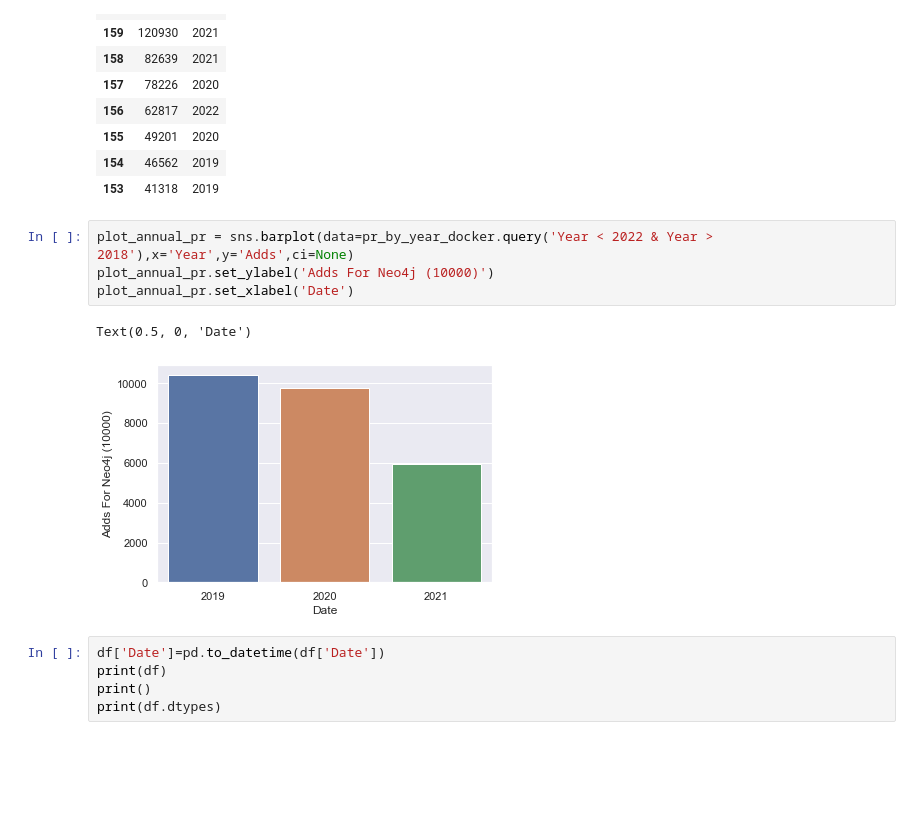
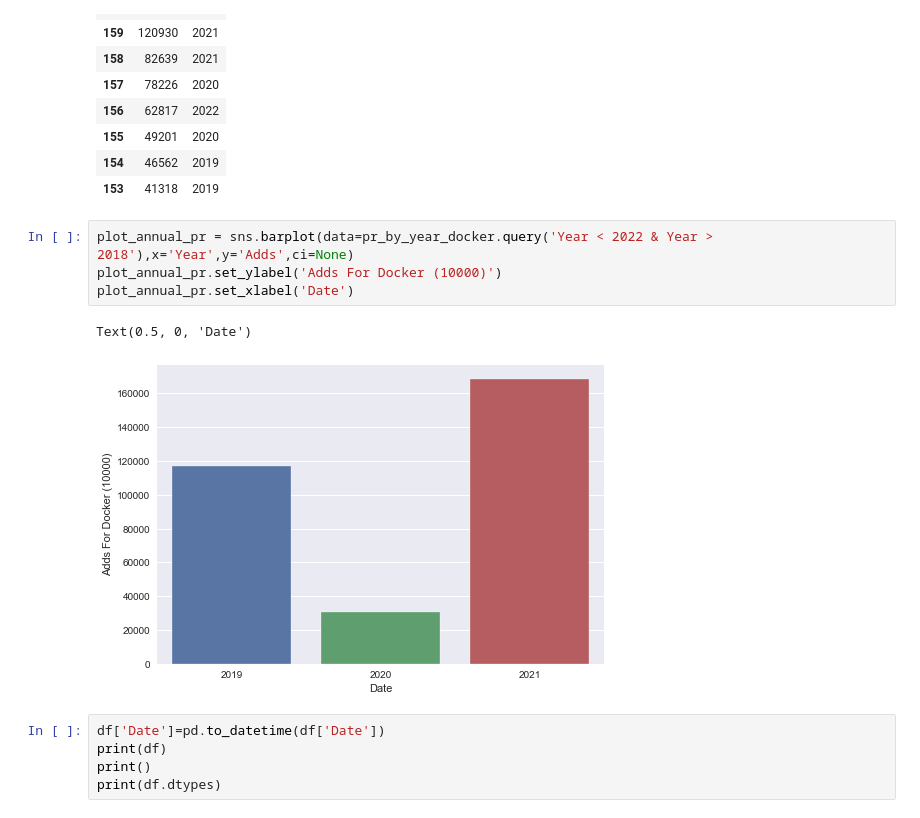
Before and after one commit to jaitlyjahnavi/Useful-Codes-for-FYP, a Jupyter notebook: Adds-delCompany.ipynb, the cells around one changed output. Cells and saved outputs as stored; diff of their text form; blank space fills up the shorter version.

```diff
--- a/Adds-delCompany.ipynb
+++ b/Adds-delCompany.ipynb
@@ -70,11 +70,11 @@ pr_by_year_docker.head(10)
 | 153 | 41318 | 2019 |
 # %%
 plot_annual_pr = sns.barplot(data=pr_by_year_docker.query('Year < 2022 & Year > 2018'),x='Year',y='Adds',ci=None)
-plot_annual_pr.set_ylabel('Adds For Neo4j (10000)')
+plot_annual_pr.set_ylabel('Adds For Docker (10000)')
 plot_annual_pr.set_xlabel('Date')
 # %% [output]
 Text(0.5, 0, 'Date')
-[figure, old version]
+[figure, new version]
 # %%
 df['Date']=pd.to_datetime(df['Date'])
 print(df)
```
Also changed, not shown: 2 other files.
